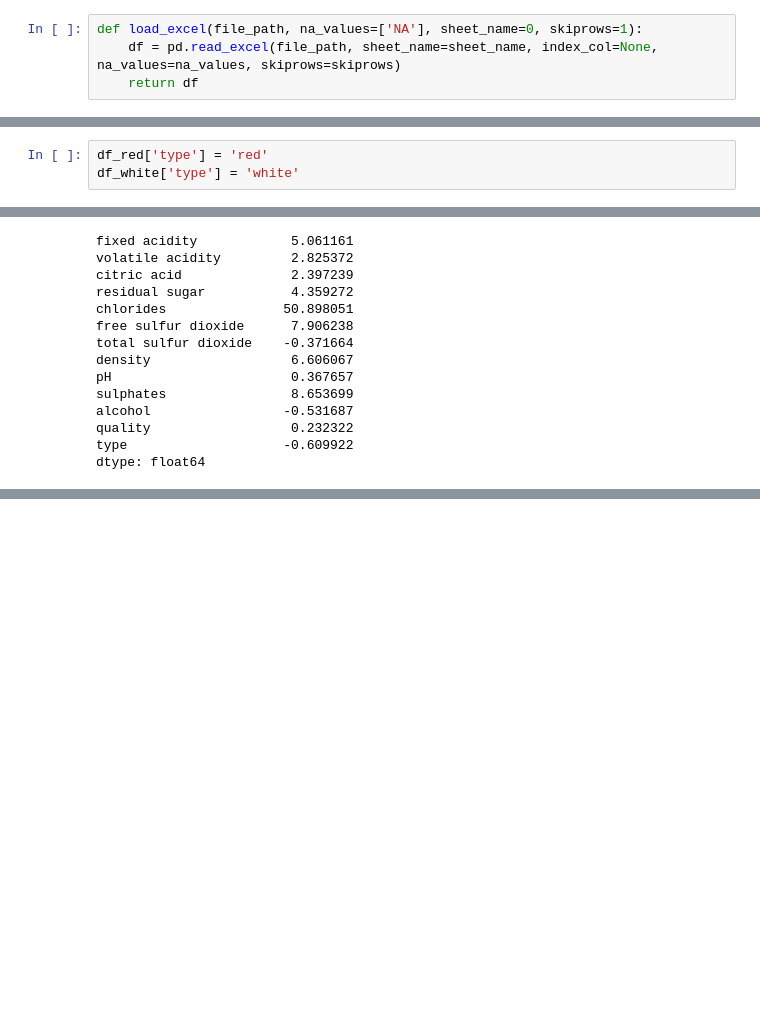
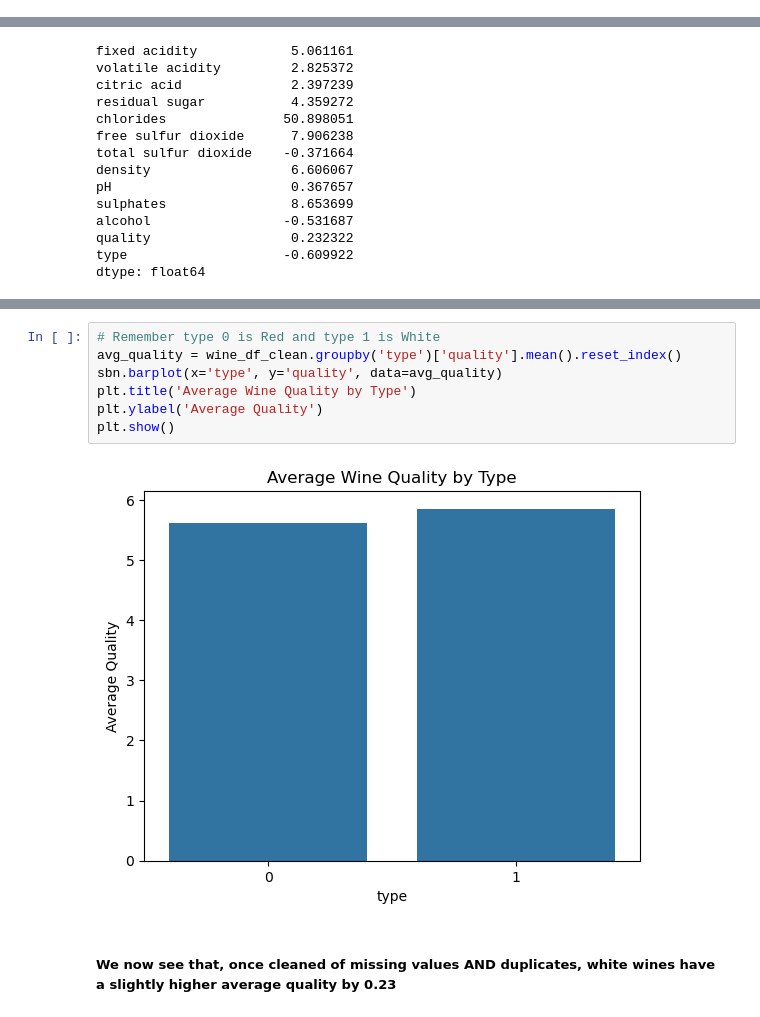
Before and after one commit to Nikolaj1992/MP1-Group9, a Jupyter notebook: MP-2/Code/Wine.ipynb, the cells around one changed output, grey strips where cells are left out. Cells and saved outputs as stored; diff of their text form; blank space fills up the shorter version.

```diff
--- a/MP-2/Code/Wine.ipynb
+++ b/MP-2/Code/Wine.ipynb
@@ -9,9 +8,5 @@ from descriptive_stats import visualization as vs
 # %% [markdown]
 ### Data Loading
-# %%
-def load_excel(file_path, na_values=['NA'], sheet_name=0, skiprows=1):
-    df = pd.read_excel(file_path, sheet_name=sheet_name, index_col=None, na_values=na_values, skiprows=skiprows)
-    return df
 # %%
 xlsx_file_path = '../Data/winequality-red.xlsx'
 df_red = load_excel(xlsx_file_path)
@@ -114,7 +109,4 @@ df_white.dropna()
 | 4896 | 5.5 | 0.29 | 0.30 | 1.1 | 0.022 | 20.0 | ... |
 | 4897 | 6.0 | 0.21 | 0.38 | 0.8 | 0.020 | 22.0 | ... |
 4898 rows × 12 columns
-# %%
-df_red['type'] = 'red'
-df_white['type'] = 'white'
 # %%
@@ -306,0 +316,11 @@ dtype: float64
+# %%
+# Remember type 0 is Red and type 1 is White
+avg_quality = wine_df_clean.groupby('type')['quality'].mean().reset_index()
+sbn.barplot(x='type', y='quality', data=avg_quality)
+plt.title('Average Wine Quality by Type')
+plt.ylabel('Average Quality')
+plt.show()
+# %% [output]
+[figure, added]
+# %% [markdown]
+##### We now see that, once cleaned of missing values AND duplicates, white wines have a slightly higher average quality by 0.23
```
Also changed, not shown: parts of 28 cells of this notebook, 2 other files.
